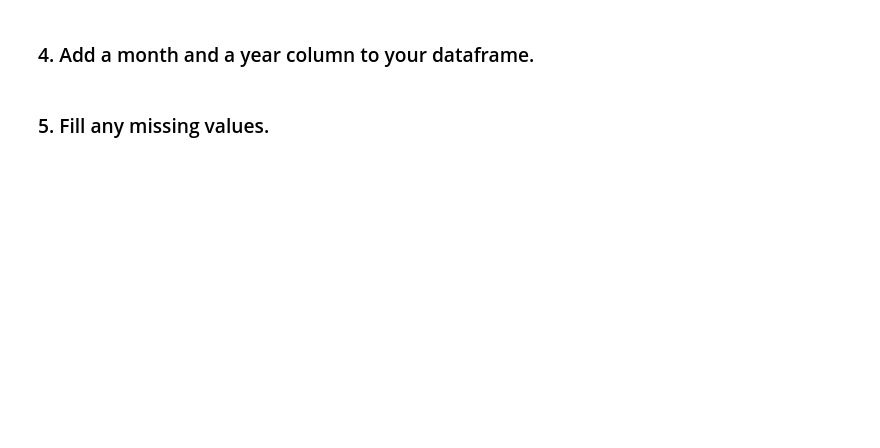
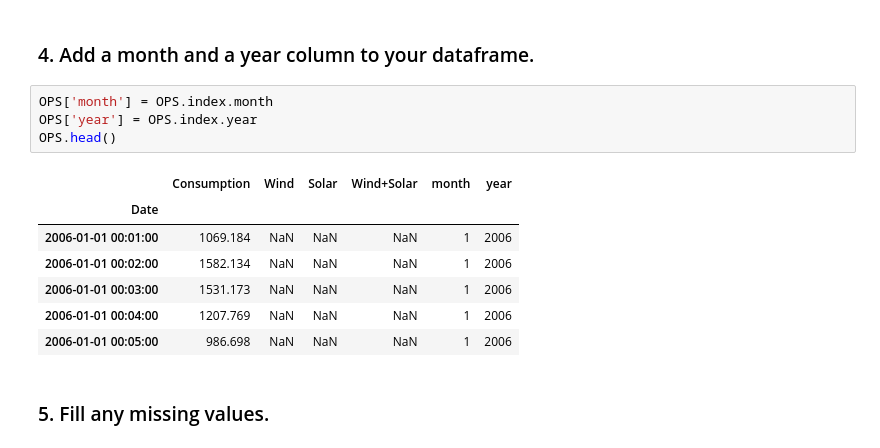
Before and after one commit to JeanetteSchulz/time-series-exercises, a Jupyter notebook: prepare.ipynb, the cells around one changed output. Cells and saved outputs as stored; diff of their text form; blank space fills up the shorter version.

```diff
--- a/prepare.ipynb
+++ b/prepare.ipynb
@@ -124,4 +216,16 @@ df.head()
 # %% [markdown]
 ### 4. Add a month and a year column to your dataframe.
+# %%
+OPS['month'] = OPS.index.month
+OPS['year'] = OPS.index.year
+OPS.head()
+# %% [output]
+|  | Consumption | Wind | Solar | Wind+Solar | month | year |
+| Date |  |  |  |  |  |  |
+| 2006-01-01 00:01:00 | 1069.184 | NaN | NaN | NaN | 1 | 2006 |
+| 2006-01-01 00:02:00 | 1582.134 | NaN | NaN | NaN | 1 | 2006 |
+| 2006-01-01 00:03:00 | 1531.173 | NaN | NaN | NaN | 1 | 2006 |
+| 2006-01-01 00:04:00 | 1207.769 | NaN | NaN | NaN | 1 | 2006 |
+| 2006-01-01 00:05:00 | 986.698 | NaN | NaN | NaN | 1 | 2006 |
 # %% [markdown]
 ### 5. Fill any missing values.
```
Also changed, not shown: parts of 19 cells of this notebook, 1 other file.
